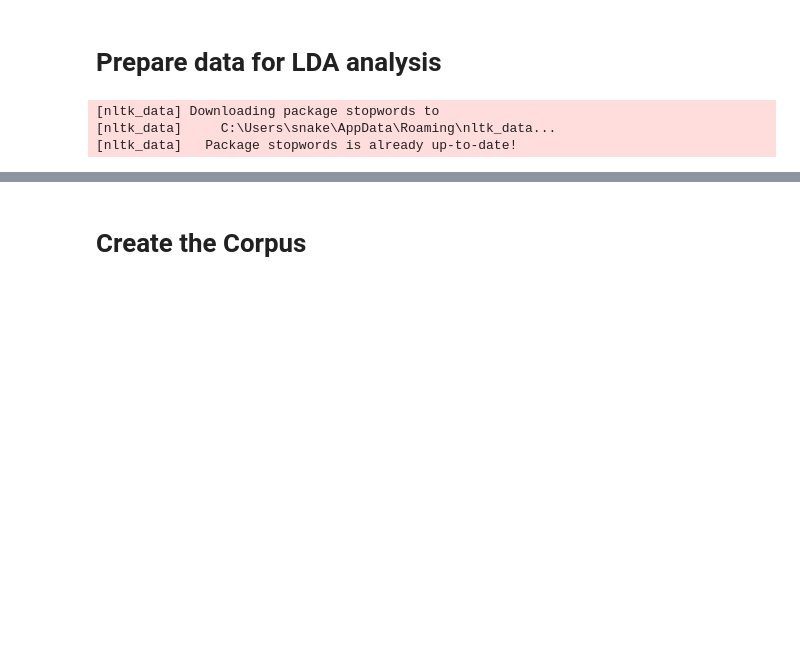
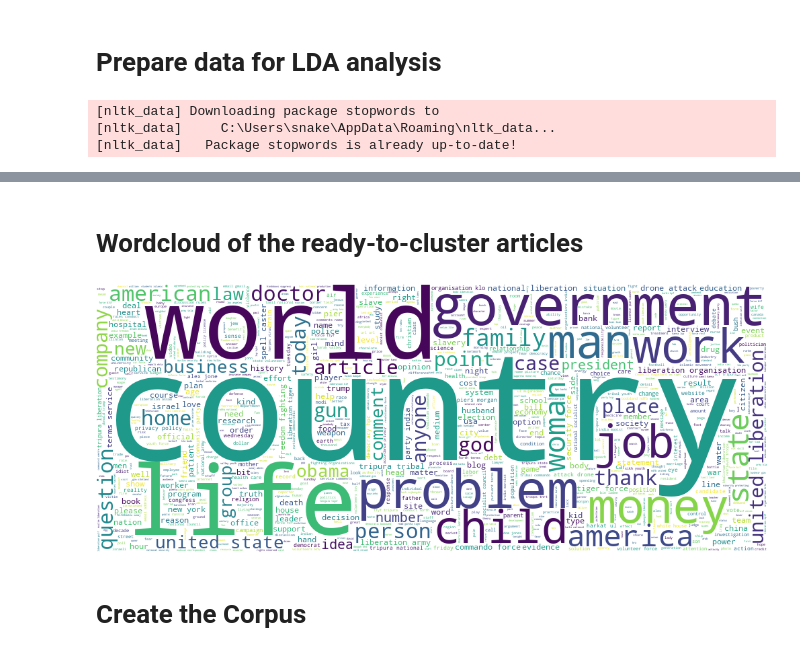
Before and after one commit to jonas-becker/automated-crawling-and-multi-level-clustering-of-news-articles, a Jupyter notebook: LDA_clustering.ipynb, the cells around one changed output, grey strips where cells are left out. Drawn from its saved outputs; the diff is of its cells as text; code cells hidden in the pictures; blank space fills up the shorter version.

```diff
--- a/LDA_clustering.ipynb
+++ b/LDA_clustering.ipynb
@@ -125,3 +122,11 @@ stop_words.extend(['subject', 'use', 'http', 'https', 'people', 'thing', 'takipc
+# %%
+stop_words = stopwords.words('english')
+
+with open("stopwords.json") as jsonFile:
+    jsonStopwords = json.load(jsonFile)
+
+#extend stopwords if desired
+stop_words.extend(jsonStopwords)
 # %%
 #Tokenize Text
 def sentence_to_words(sentences):
@@ -145,6 +150,19 @@ df.head(3)
 | 0 | 06/30/2021, 22:17:27 | 06/30/2021, 22:17:27 | 01/17/2020, 16:54:29 | Editor's note: Anderson Cooper ex... | en | ac360.blogs.cnn.com | Editor's note: Anderson Cooper ex... | The RidicuList: JcPenney – Anders... | ... |
 | 1 | 06/30/2021, 22:17:27 | 06/30/2021, 22:17:27 | 01/17/2020, 16:39:12 | For the latest updates to Global ... | en | globalpublicsquare.blogs.cnn.com | For the latest updates to Global ... | Global Public Square has moved – ... | ... |
 | 2 | 06/30/2021, 22:17:27 | 06/30/2021, 22:17:27 | 01/17/2020, 16:06:12 | For the latest updates to Global ... | en | globalpublicsquare.blogs.cnn.com | For the latest updates to Global ... | Global Public Square has moved – ... | ... |
+# %% [markdown]
+# Wordcloud of the ready-to-cluster articles
+# %%
+ready_wordlist = []
+for element in df["maintext_ready"]:
+    ready_wordlist.append(','.join(list(element)))
+
+all_articles_ready = ','.join(ready_wordlist)
+wordcloud.generate(all_articles_ready)
+
+wordcloud.to_image()
+# %% [output]
+[figure, added]
 # %% [markdown]
 # Create the Corpus
 # %%
```
Also changed, not shown: parts of 7 cells of this notebook, 2 other files.
